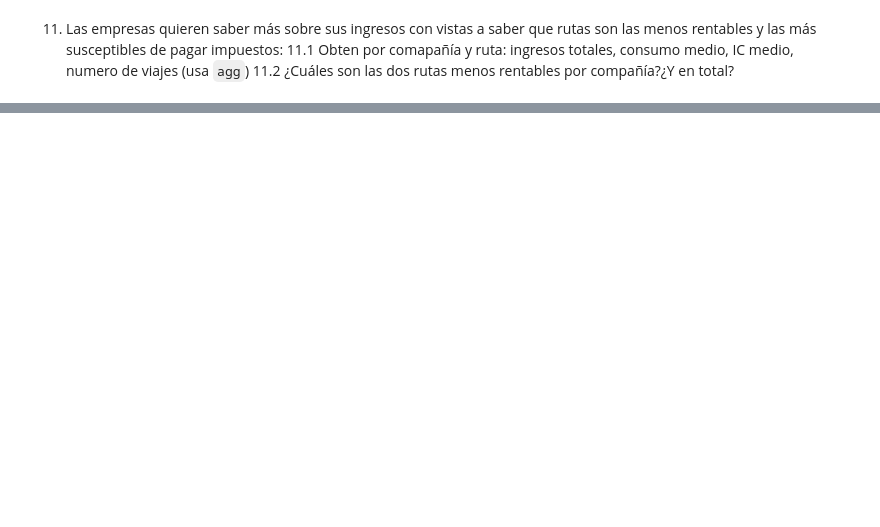
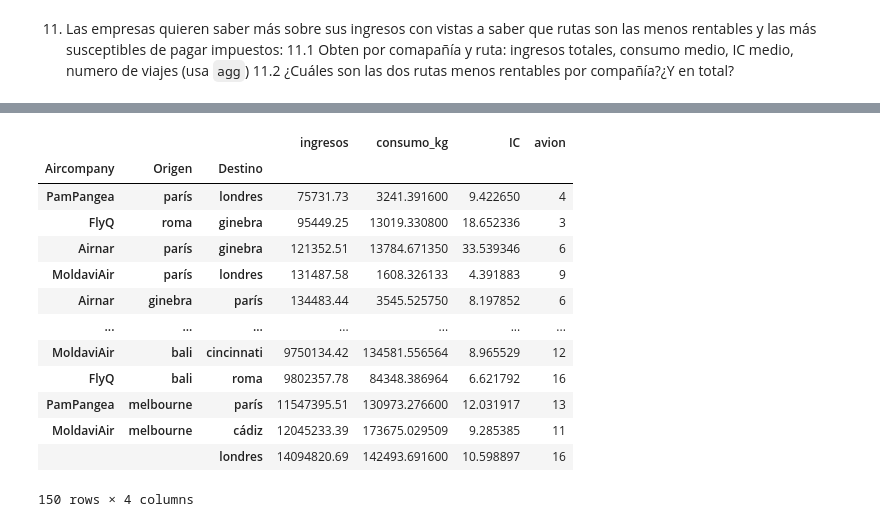
Before and after one commit to cristiancabezas/ONLINE_DS_THEBRIDGE_CRISTIAN, a Jupyter notebook: Sprint_04/Unidad_2/Practica_Obligatoria/18_Practica_Obligatoria_Pandas_II.ipynb, the cells around one changed output, grey strips where cells are left out. Saved outputs shown, nothing was run; the diff lists cells and outputs as text; code cells hidden in the pictures; blank space fills up the shorter version.

```diff
--- a/Sprint_04/Unidad_2/Practica_Obligatoria/18_Practica_Obligatoria_Pandas_II.ipynb
+++ b/Sprint_04/Unidad_2/Practica_Obligatoria/18_Practica_Obligatoria_Pandas_II.ipynb
@@ -739,0 +923,19 @@ Name: ingresos, dtype: float64
+# %%
+# y en total
+
+df_proceso.sort_values(by='ingresos')
+# %% [output]
+|  |  |  | ingresos | consumo_kg | IC | avion |
+| Aircompany | Origen | Destino |  |  |  |  |
+| PamPangea | parís | londres | 75731.73 | 3241.391600 | 9.422650 | 4 |
+| FlyQ | roma | ginebra | 95449.25 | 13019.330800 | 18.652336 | 3 |
+| Airnar | parís | ginebra | 121352.51 | 13784.671350 | 33.539346 | 6 |
+| MoldaviAir | parís | londres | 131487.58 | 1608.326133 | 4.391883 | 9 |
+| Airnar | ginebra | parís | 134483.44 | 3545.525750 | 8.197852 | 6 |
+| ... | ... | ... | ... | ... | ... | ... |
+| MoldaviAir | bali | cincinnati | 9750134.42 | 134581.556564 | 8.965529 | 12 |
+| FlyQ | bali | roma | 9802357.78 | 84348.386964 | 6.621792 | 16 |
+| PamPangea | melbourne | parís | 11547395.51 | 130973.276600 | 12.031917 | 13 |
+| MoldaviAir | melbourne | cádiz | 12045233.39 | 173675.029509 | 9.285385 | 11 |
+|  |  | londres | 14094820.69 | 142493.691600 | 10.598897 | 16 |
+150 rows × 4 columns
```
Also changed, not shown: parts of 14 cells of this notebook, 1 other file.
